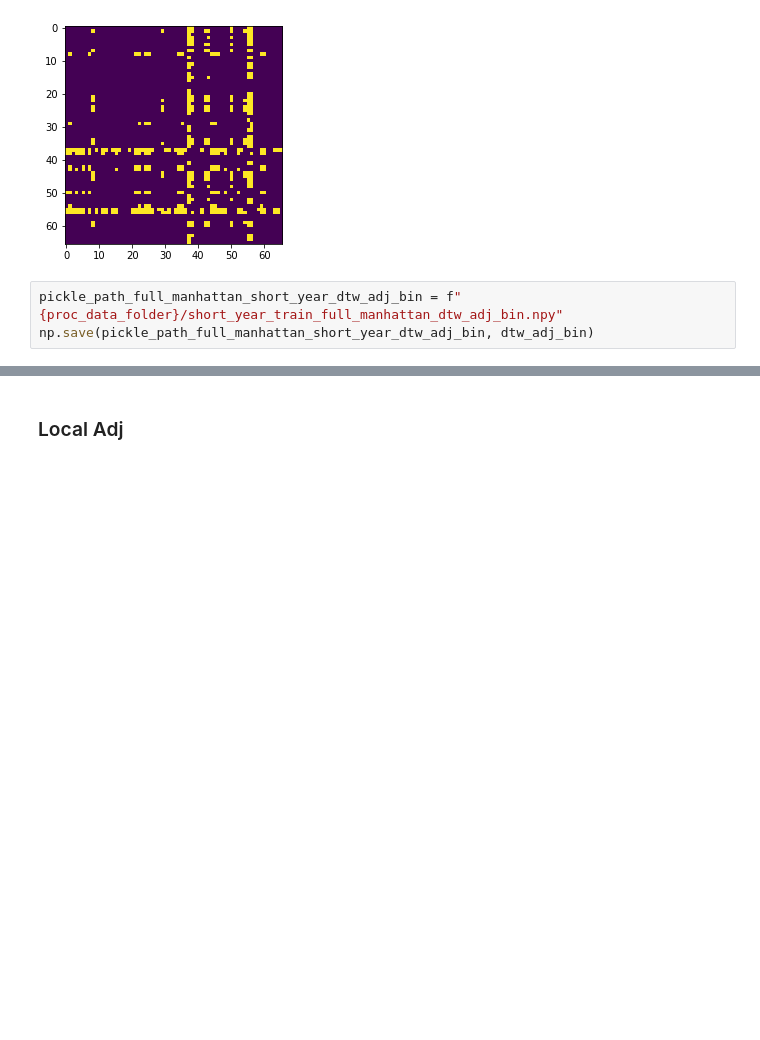
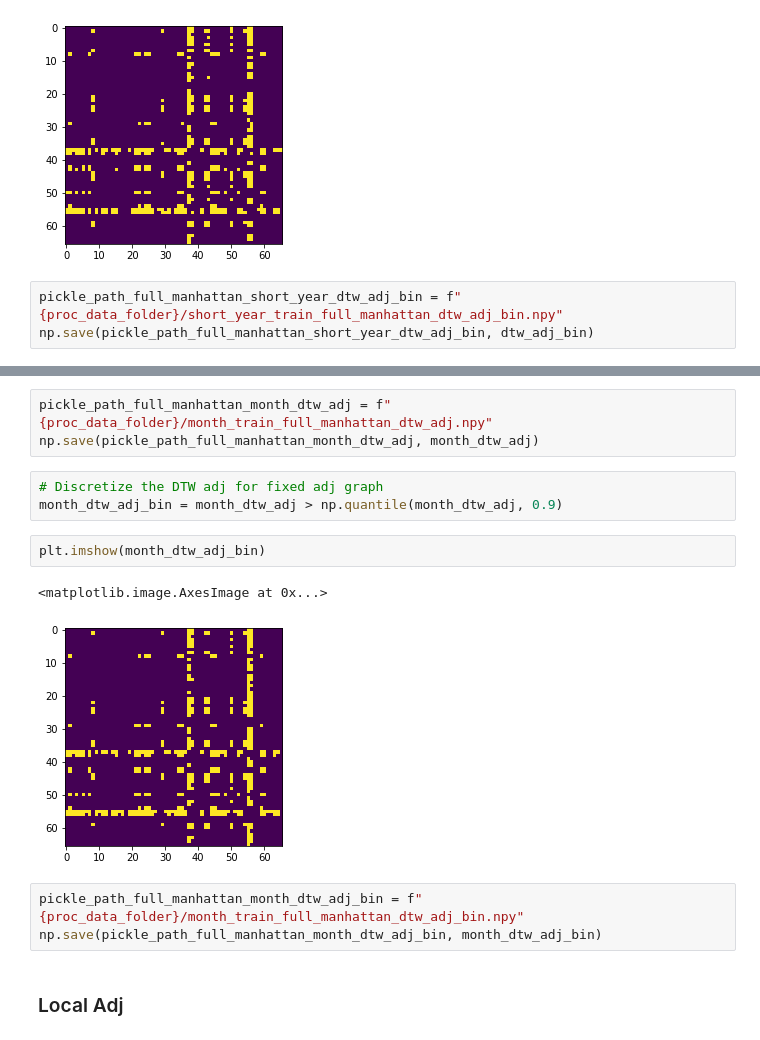
Before and after one commit to MathiasNT/NRI_for_Transport, a Jupyter notebook: notebooks/NYC_taxi_manhattan_preprocess.ipynb, the cells around one changed output, grey strips where cells are left out. Drawn from its saved outputs; the diff is of its cells as text; blank space fills up the shorter version.

```diff
--- a/notebooks/NYC_taxi_manhattan_preprocess.ipynb
+++ b/notebooks/NYC_taxi_manhattan_preprocess.ipynb
@@ -208,3 +236,17 @@ np.save(pickle_path_full_manhattan_short_year_dtw_adj_bin, dtw_adj_bin)
+# %%
+pickle_path_full_manhattan_month_dtw_adj = f"{proc_data_folder}/month_train_full_manhattan_dtw_adj.npy"
+np.save(pickle_path_full_manhattan_month_dtw_adj, month_dtw_adj)
+# %%
+# Discretize the DTW adj for fixed adj graph
+month_dtw_adj_bin = month_dtw_adj > np.quantile(month_dtw_adj, 0.9)
+# %%
+plt.imshow(month_dtw_adj_bin)
+# %% [output]
+<matplotlib.image.AxesImage at 0x...>
+[figure, added]
+# %%
+pickle_path_full_manhattan_month_dtw_adj_bin = f"{proc_data_folder}/month_train_full_manhattan_dtw_adj_bin.npy"
+np.save(pickle_path_full_manhattan_month_dtw_adj_bin, month_dtw_adj_bin)
 # %% [markdown]
 ### Local Adj
 # %%
```
Also changed, not shown: parts of 17 cells of this notebook, 1 other file.
